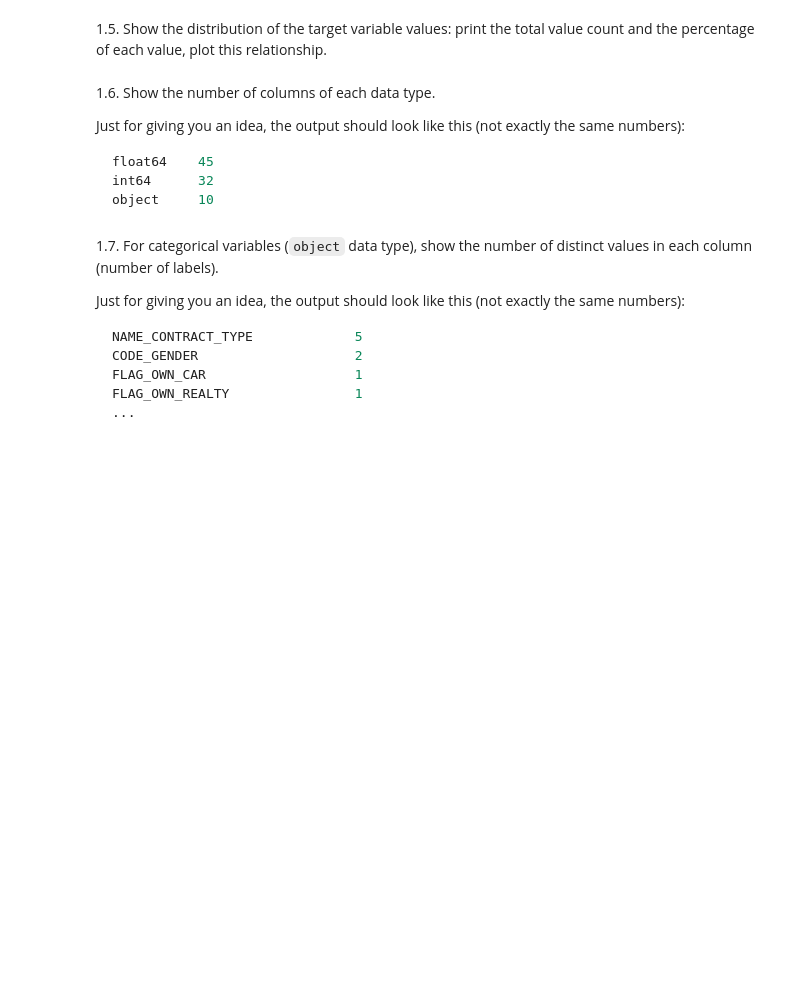
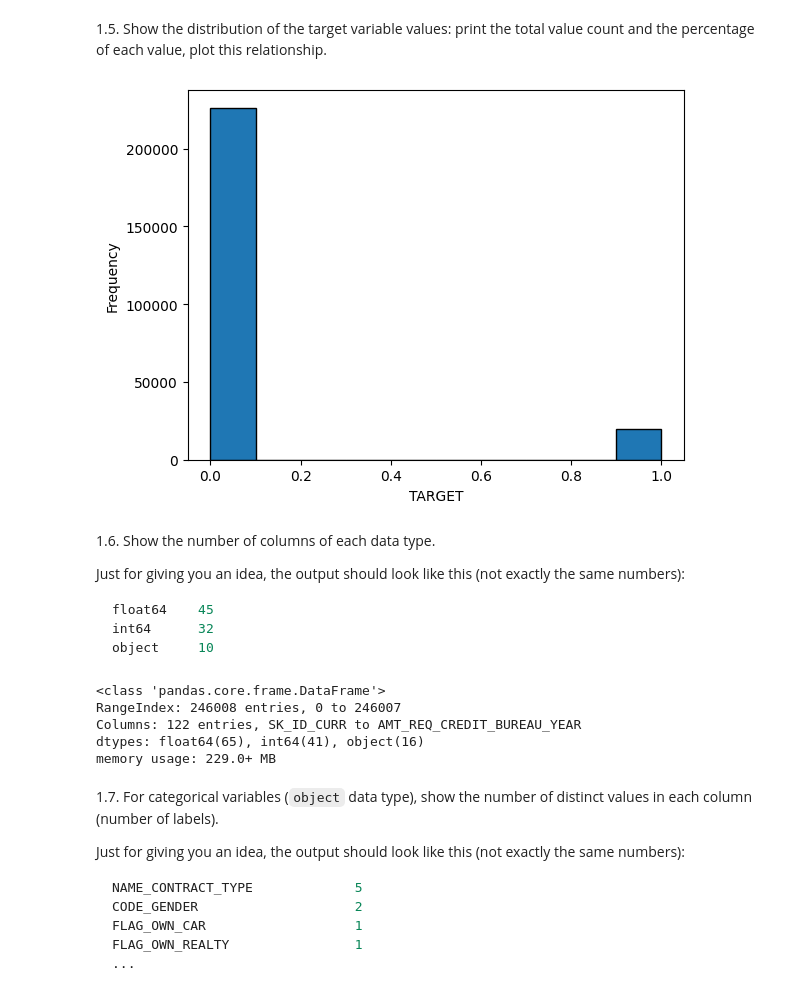
Before and after one commit to bapilco/Project2, a Jupyter notebook: AnyoneAI - Sprint Project 02.ipynb, the cells around one changed output. Saved outputs shown, nothing was run; the diff lists cells and outputs as text; code cells hidden in the pictures; blank space fills up the shorter version.

````diff
--- a/AnyoneAI - Sprint Project 02.ipynb
+++ b/AnyoneAI - Sprint Project 02.ipynb
@@ -155,6 +152,12 @@ train_df.head().T
 1.5. Show the distribution of the target variable values: print the total value count and the percentage of each value, plot this relationship.
 # %%
 ### TODO Complete in this cell: show distribution of target variable
+plt.hist(train_df['TARGET'], edgecolor='black')
+plt.xlabel('TARGET')
+plt.ylabel('Frequency')
+plt.show()
+# %% [output]
+[figure, added]
 # %% [markdown]
 1.6. Show the number of columns of each data type.
 
@@ -167,6 +170,14 @@ object     10
 ```
 # %%
 ### TODO Complete in this cell: show number of columns per data type
+
+train_df.info()
+# %% [output]
+<class 'pandas.core.frame.DataFrame'>
+RangeIndex: 246008 entries, 0 to 246007
+Columns: 122 entries, SK_ID_CURR to AMT_REQ_CREDIT_BUREAU_YEAR
+dtypes: float64(65), int64(41), object(16)
+memory usage: 229.0+ MB
 # %% [markdown]
 1.7. For categorical variables (`object` data type), show the number of distinct values in each column (number of labels).
 
````
Also changed, not shown: parts of 13 cells of this notebook, 1 other file.
